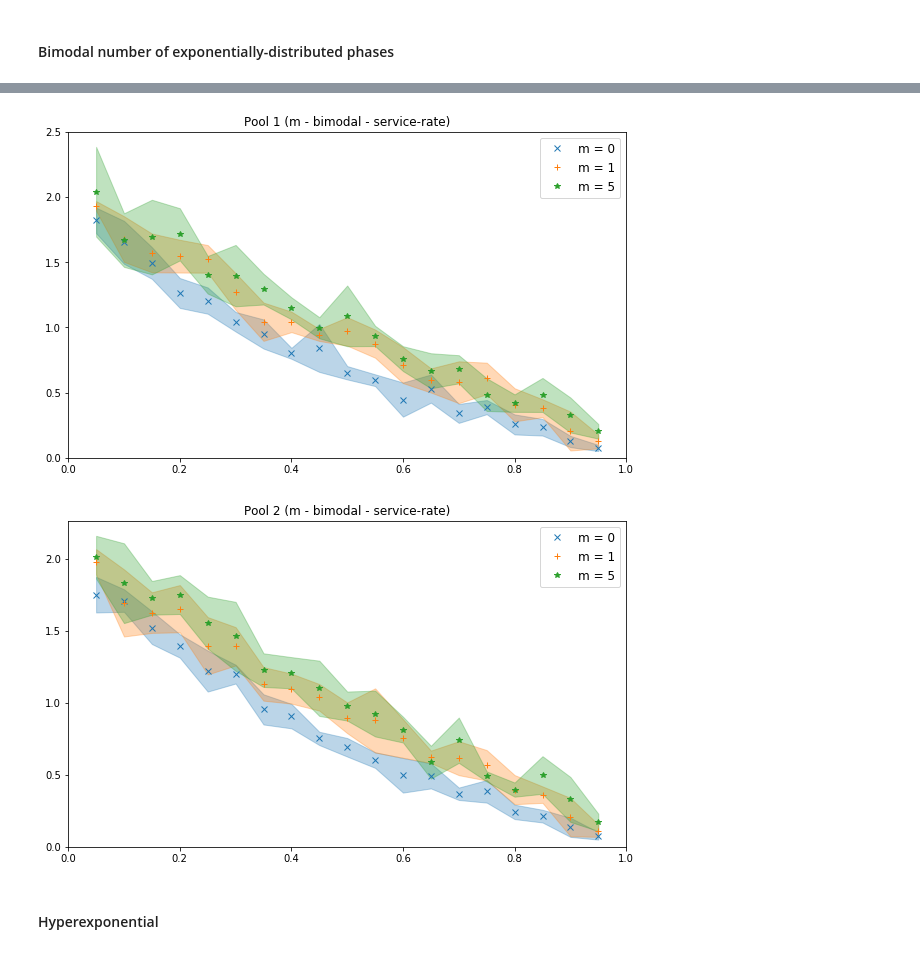
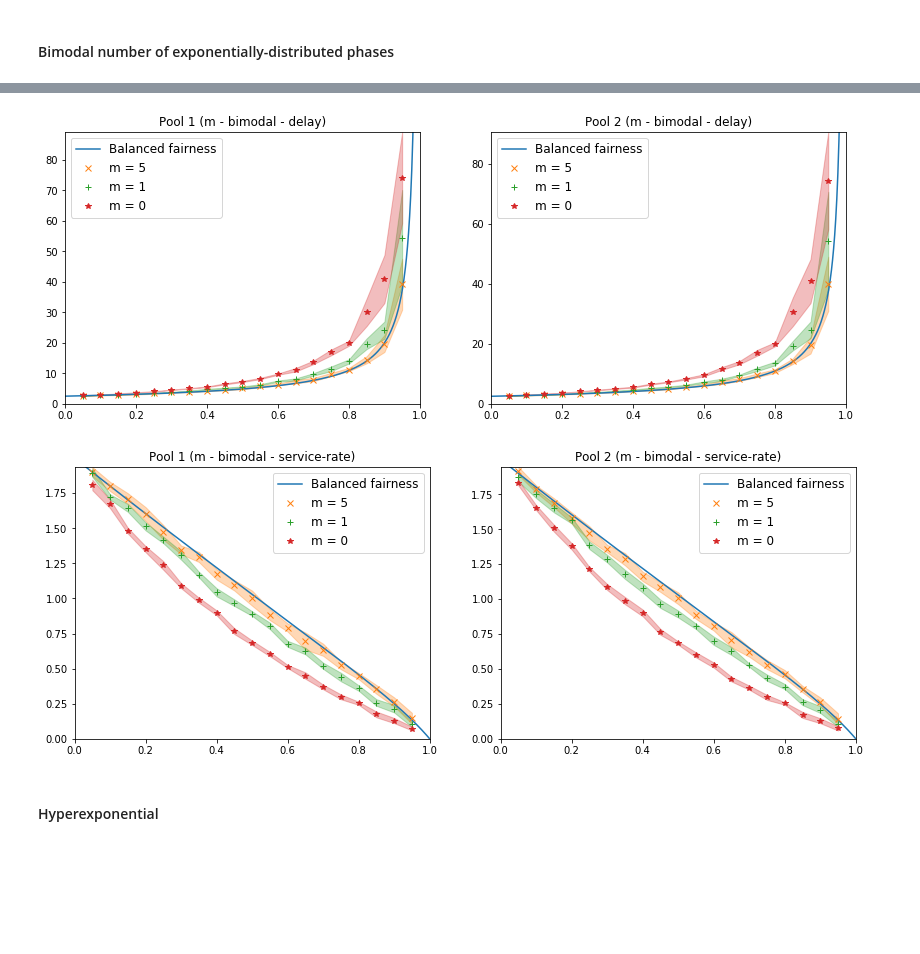
Before and after one commit to ccomte/phd-thesis, a Jupyter notebook: 7-job-scheduling/plot.ipynb, the cells around one changed output, grey strips where cells are left out. Saved outputs shown, nothing was run; the diff lists cells and outputs as text; code cells hidden in the pictures; blank space fills up the shorter version.

Commit message:
Compute the performance of balanced fairness in Chapter 7
The calculations are implemented directly in plot.ipynb, using the formulas
recalled in Section 7.3.

```diff
--- a/7-job-scheduling/plot.ipynb
+++ b/7-job-scheduling/plot.ipynb
@@ -13,10 +13,12 @@ Populating the interactive namespace from numpy and matplotlib
 # %matplotlib notebook
 
 # change the default figure size
-pylab.rcParams['figure.figsize'] = (10.0, 6.0)
+pylab.rcParams['figure.figsize'] = (7, 5)
 pylab.rcParams['legend.fontsize'] = 12
 
 markers = ['x', '+', '*']
+
+rho = linspace(0., 1., 1000, endpoint=False)
 # %%
 # manipulate dataframes
 import pandas as pd
@@ -52,2 +69,5 @@ def toy_example(scenario, distribution, metric, timers=[0, 1, 5]):
+# %%
+def m_model(rho, i):
+    return 1. / (3. * (1.-rho)) + 1. / (2. * (3. - 3. * rho + (9./16.) * rho * rho))
 # %% [markdown]
 #### Bimodal number of exponentially-distributed phases
@@ -59,7 +74,12 @@ toy_example('m', 'bimodal', 'delay')
+# %%
+toy_example(scenario='m', metric='delay', bf=m_model,
+            job_size_distribution='bimodal', mean_job_size=5)
+# %% [output]
+[figure, added]
 # %%
-toy_example('m', 'bimodal', 'service-rate')
+toy_example(scenario='m', metric='service-rate', bf=m_model,
+            job_size_distribution='bimodal', mean_job_size=5)
 # %% [output]
-[figure, old version]
+[figure, new version]
-[figure, removed]
 # %% [markdown]
 #### Hyperexponential
```
Also changed, not shown: parts of 40 cells of this notebook, 2 other files.
